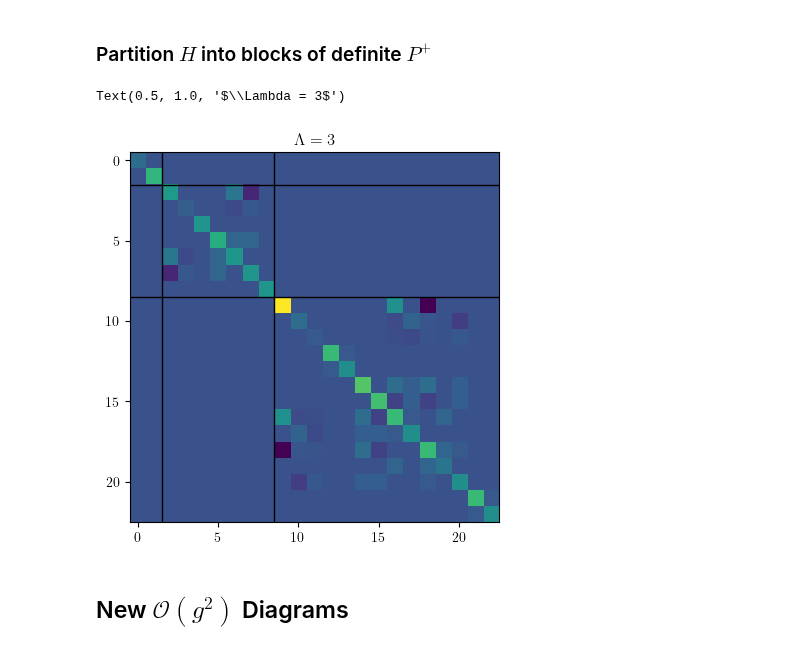
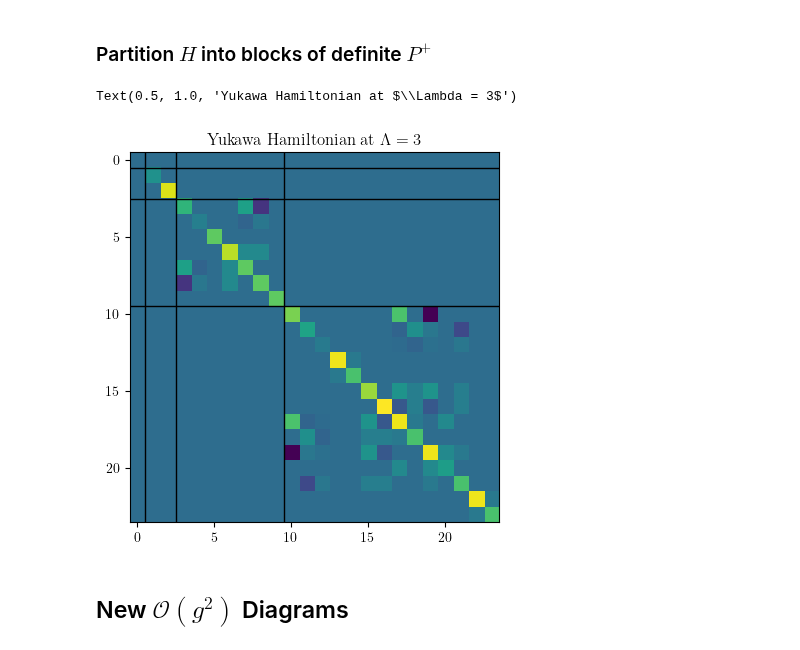
Before and after one commit to cgustin99/OpenParticle, a Jupyter notebook: models/Yukawa/yukawa.ipynb, the cells around one changed output. Cells and saved outputs as stored; diff of their text form; code cells hidden in the pictures.

```diff
--- a/models/Yukawa/yukawa.ipynb
+++ b/models/Yukawa/yukawa.ipynb
@@ -126,22 +111,22 @@ Computing eigenvalues...
 # %%
 t = 1
 pp = 3
-basis = [Pplus_states_partition(i)[j] for i in range(1, pp + 1) for j in range(len(Pplus_states_partition(i)))]
+basis = [Pplus_states_partition(i)[j] for i in range(0, pp + 1) for j in range(len(Pplus_states_partition(i)))]
 plt.imshow(
     np.real(
         generate_matrix(yukawa_Hamiltonian(pp, g = 1), basis)
     )
 )
 n_states_i = 0
-for i in range(1, pp):
+for i in range(0, pp):
     n_states_i += len(Pplus_states_partition(i))
     plt.axvline(x=n_states_i - 0.5, color='black', linewidth=1)
     plt.axhline(y=n_states_i - 0.5, color='black', linewidth=1)
 
-plt.title(f'$\Lambda = {pp}$')
+plt.title(f'Yukawa Hamiltonian at $\Lambda = {pp}$')
 # %% [output]
-Text(0.5, 1.0, '$\\Lambda = 3$')
+Text(0.5, 1.0, 'Yukawa Hamiltonian at $\\Lambda = 3$')
-[figure, old version]
+[figure, new version]
 # %% [markdown]
 ## New $\mathcal{O}(g^2)$ Diagrams
 # %%
```
Also changed, not shown: parts of 5 cells of this notebook.
